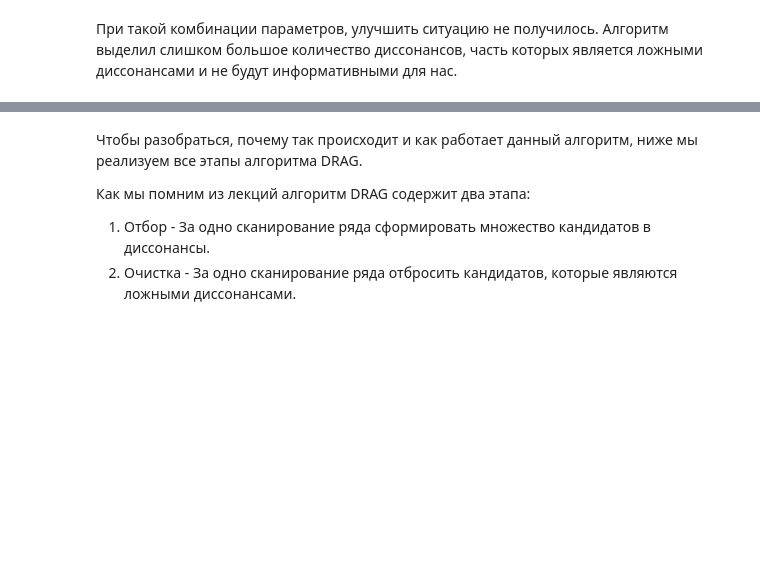
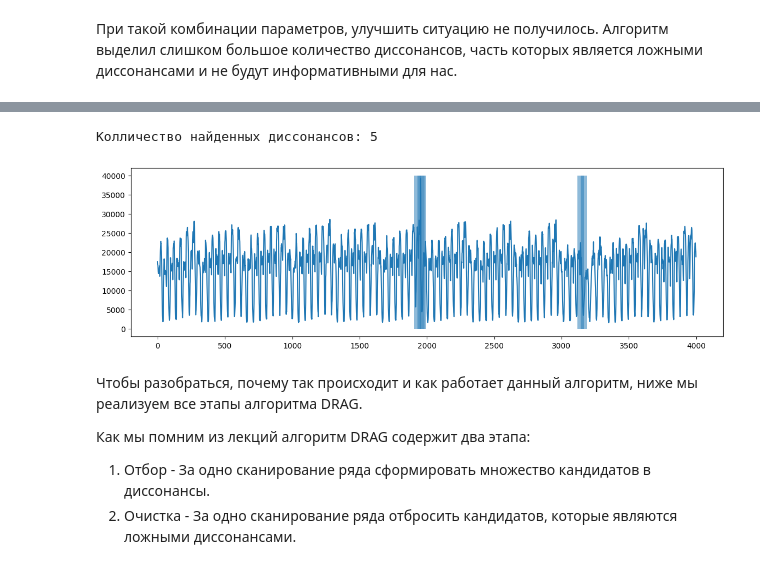
Before and after one commit to sgordeeva/2024-Gordeeva-TimeSeriesCourse, a Jupyter notebook: practice/03 Discords/03 Discords.ipynb, the cells around one changed output, grey strips where cells are left out. Saved outputs shown, nothing was run; the diff lists cells and outputs as text; code cells hidden in the pictures; blank space fills up the shorter version.

```diff
--- a/practice/03 Discords/03 Discords.ipynb
+++ b/practice/03 Discords/03 Discords.ipynb
@@ -236,7 +246,21 @@ print(f'Колличество найденных диссонансов: {len(i
 Произведите подобные эксперименты с набором данных такси NY. Постройте графики демонстрирующие найденные диссонансы. Пример Графика:
 ![second-graph](pics/fig_ex_2.png)
 # %%
-# INSERT YOUR CODE
+m = 55
+r = 3
+idxs, _, _ = DRAG(nyc_taxi, m, r)
+print(f'Колличество найденных диссонансов: {len(idxs)}')
+# %% [output]
+Колличество найденных диссонансов: 5
+# %%
+fig, ax = plt.subplots(figsize=(14,4))
+plt.plot(nyc_taxi[:])
+
+for element in idxs:
+  ax.add_patch(Rectangle((element, -10), 50, 40000, alpha= 0.5))
+plt.show()
+# %% [output]
+[figure, added]
 # %% [markdown]
 Чтобы разобраться, почему так происходит и как работает данный алгоритм, ниже мы реализуем все этапы алгоритма DRAG.
 
```
Also changed, not shown: parts of 8 cells of this notebook.
